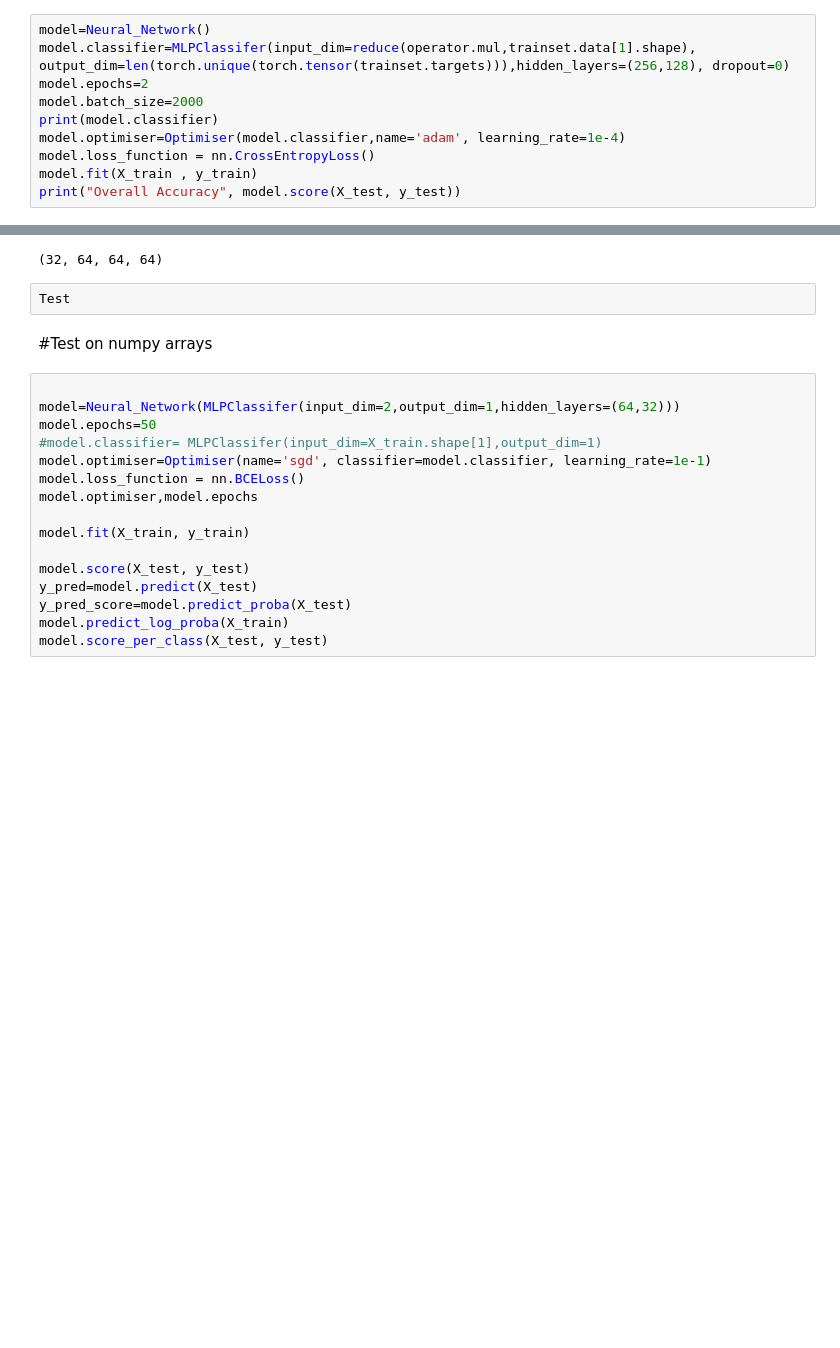
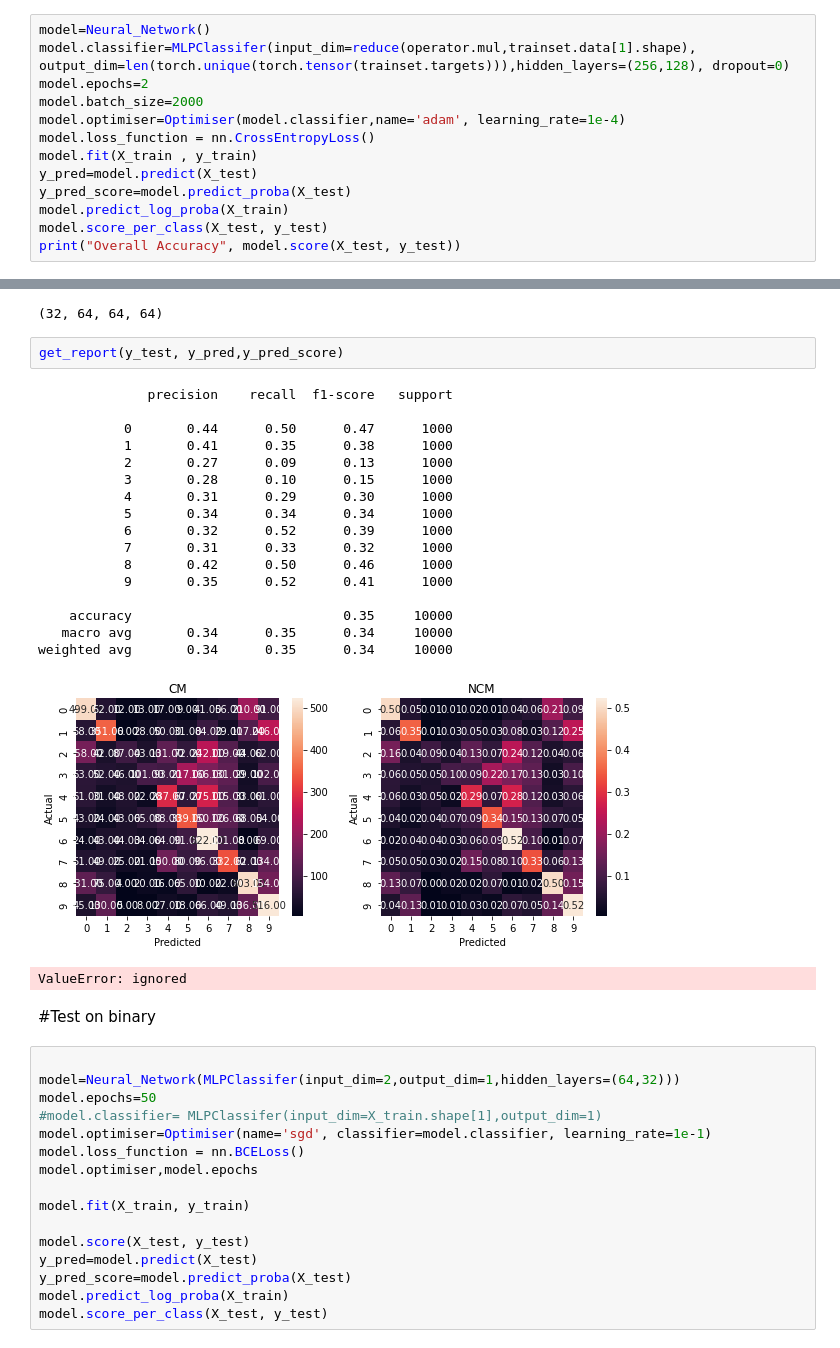
Before and after one commit to cosmina98/PhD, a Jupyter notebook: Work_in_progress/Wrapped_up_MLP.ipynb, the cells around one changed output, grey strips where cells are left out. Cells and saved outputs as stored; diff of their text form; blank space fills up the shorter version.

```diff
--- a/Work_in_progress/Wrapped_up_MLP.ipynb
+++ b/Work_in_progress/Wrapped_up_MLP.ipynb
@@ -511,9 +479,12 @@ model=Neural_Network()
 model.classifier=MLPClassifer(input_dim=reduce(operator.mul,trainset.data[1].shape), output_dim=len(torch.unique(torch.tensor(trainset.targets))),hidden_layers=(256,128), dropout=0)
 model.epochs=2
 model.batch_size=2000
-print(model.classifier)
 model.optimiser=Optimiser(model.classifier,name='adam', learning_rate=1e-4)
 model.loss_function = nn.CrossEntropyLoss()
 model.fit(X_train , y_train)
+y_pred=model.predict(X_test)
+y_pred_score=model.predict_proba(X_test)
+model.predict_log_proba(X_train)
+model.score_per_class(X_test, y_test)
 print("Overall Accuracy", model.score(X_test, y_test))
 # %% [output]
@@ -582,10 +550,29 @@ array([[[41978,  3022],
 ((32,) + tuple( list(64 for _ in  range(3) ) ) )
 # %% [output]
 (32, 64, 64, 64)
-# %%
-Test
+# %%
+get_report(y_test, y_pred,y_pred_score)
+# %% [output]
+              precision    recall  f1-score   support
+
+           0       0.44      0.50      0.47      1000
+           1       0.41      0.35      0.38      1000
+           2       0.27      0.09      0.13      1000
+           3       0.28      0.10      0.15      1000
+           4       0.31      0.29      0.30      1000
+           5       0.34      0.34      0.34      1000
+           6       0.32      0.52      0.39      1000
+           7       0.31      0.33      0.32      1000
+           8       0.42      0.50      0.46      1000
+           9       0.35      0.52      0.41      1000
+
+    accuracy                           0.35     10000
+   macro avg       0.34      0.35      0.34     10000
+weighted avg       0.34      0.35      0.34     10000
+[figure, added]
+ValueError: ignored
 # %% [markdown]
-#Test on numpy arrays
+#Test on binary
 # %%
 
 model=Neural_Network(MLPClassifer(input_dim=2,output_dim=1,hidden_layers=(64,32)))
```
Also changed, not shown: parts of 13 cells of this notebook.
